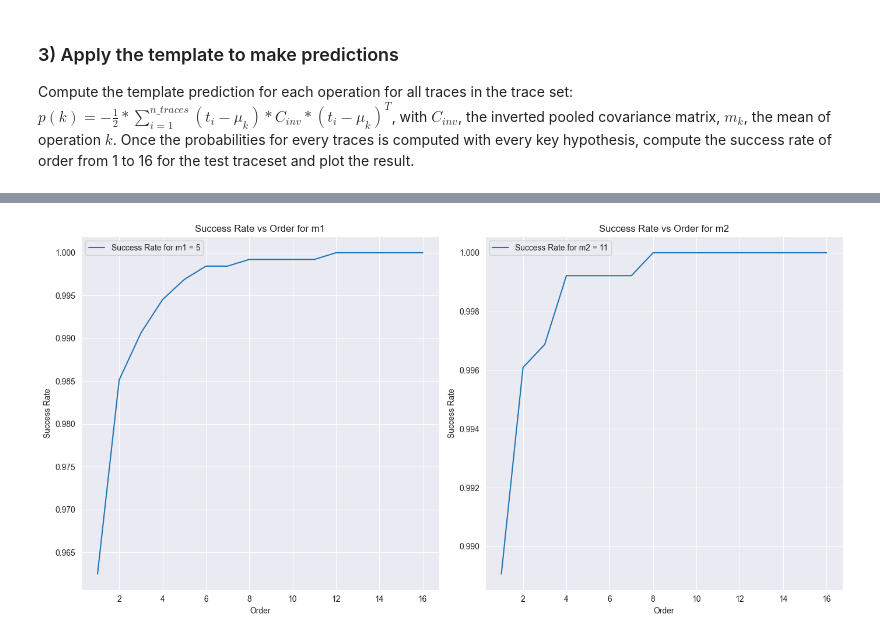
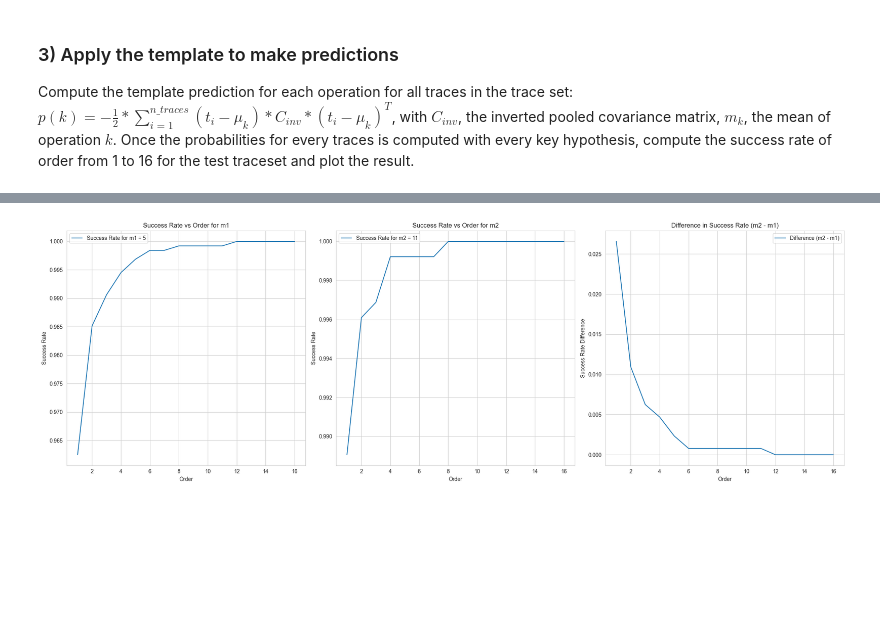
Before and after one commit to andreas-pattichis/Side-Channel-and-Fault-Injection-Attacks-on-Cryptographic-Systems, a Jupyter notebook: Profiled Attacks/Template Attack/Assignment_partA/Assignment_2A.ipynb, the cells around one changed output, grey strips where cells are left out. Saved outputs shown, nothing was run; the diff lists cells and outputs as text; code cells hidden in the pictures; blank space fills up the shorter version.

```diff
--- a/Profiled Attacks/Template Attack/Assignment_partA/Assignment_2A.ipynb
+++ b/Profiled Attacks/Template Attack/Assignment_partA/Assignment_2A.ipynb
@@ -390,32 +406,41 @@ true_keys = test_targets  # test_targets contain the true ephemeral key parts
 for order in range(1, 17):
     success_rate = compute_success_rate(prob_matrix_m1, true_keys, order)
     success_rates_m1.append(success_rate)
 
 # Calculate success rates for orders from 1 to 16 for m2
 for order in range(1, 17):
     success_rate = compute_success_rate(prob_matrix_m2, true_keys, order)
     success_rates_m2.append(success_rate)
 
 # Plot the success rates side by side in subplots
-fig, axes = plt.subplots(1, 2, figsize=(14, 7))
+fig, axes = plt.subplots(1, 3, figsize=(21, 7))
 
 # Plot for m1
 axes[0].plot(range(1, 17), success_rates_m1, label=f'Success Rate for m1 = {m1}')
 axes[0].set_xlabel('Order')
 axes[0].set_ylabel('Success Rate')
 axes[0].set_title('Success Rate vs Order for m1')
 axes[0].legend()
 axes[0].grid(True)
 
 # Plot for m2
 axes[1].plot(range(1, 17), success_rates_m2, label=f'Success Rate for m2 = {m2}')
 axes[1].set_xlabel('Order')
 axes[1].set_ylabel('Success Rate')
 axes[1].set_title('Success Rate vs Order for m2')
 axes[1].legend()
 axes[1].grid(True)
 
+# Plot the difference in success rates (m2 - m1)
+diff_success_rates = np.array(success_rates_m2) - np.array(success_rates_m1)
+axes[2].plot(range(1, 17), diff_success_rates, label='Difference (m2 - m1)')
+axes[2].set_xlabel('Order')
+axes[2].set_ylabel('Success Rate Difference')
+axes[2].set_title('Difference in Success Rate (m2 - m1)')
+axes[2].legend()
+axes[2].grid(True)
+
 plt.tight_layout()
 plt.show()
 # %% [output]
-[figure, old version]
+[figure, new version]
```
Also changed, not shown: parts of 3 cells of this notebook.
